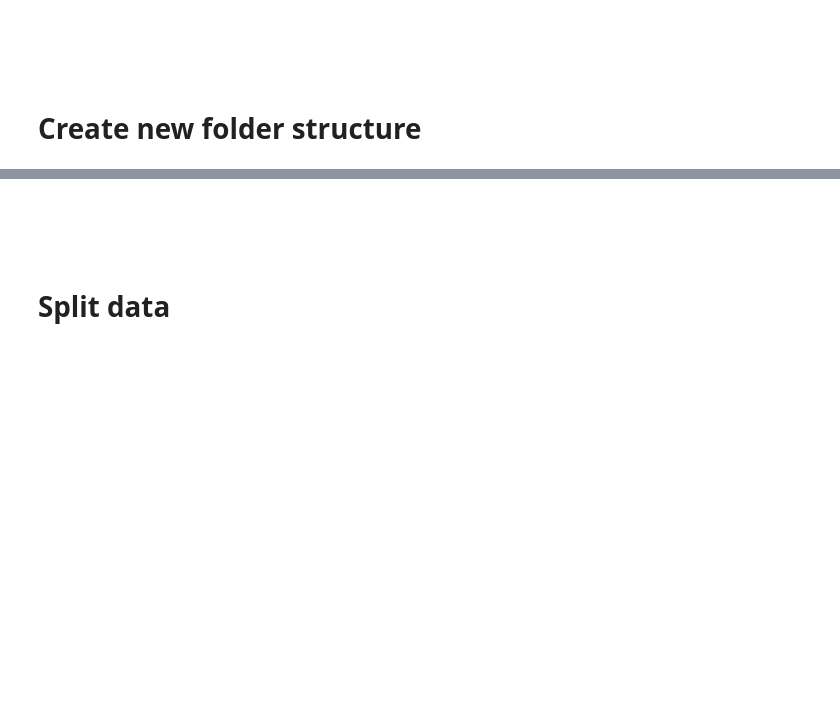
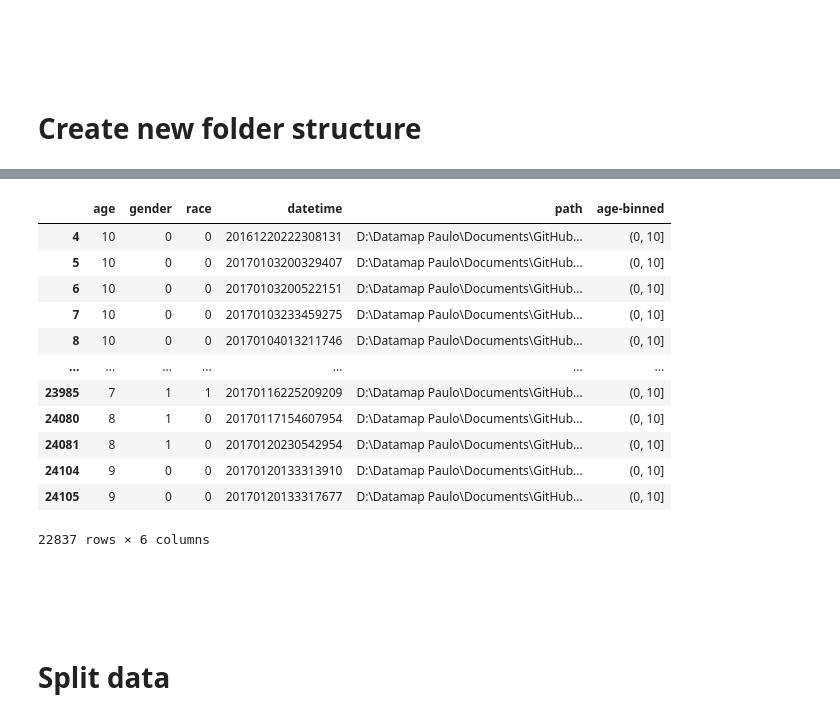
Before and after one commit to paulorijnberg/deep-learning-age-estimation, a Jupyter notebook: notebooks/new-structure-dataset.ipynb, the cells around one changed output, grey strips where cells are left out. Drawn from its saved outputs; the diff is of its cells as text; code cells hidden in the pictures; blank space fills up the shorter version.

```diff
--- a/notebooks/new-structure-dataset.ipynb
+++ b/notebooks/new-structure-dataset.ipynb
@@ -215,3 +215,19 @@ Wall time: 13 ms
+# %%
+df
+# %% [output]
+|  | age | gender | race | datetime | path | age-binned |
+| 4 | 10 | 0 | 0 | 20161220222308131 | D:\Datamap Paulo\Documents\GitHub... | (0, 10] |
+| 5 | 10 | 0 | 0 | 20170103200329407 | D:\Datamap Paulo\Documents\GitHub... | (0, 10] |
+| 6 | 10 | 0 | 0 | 20170103200522151 | D:\Datamap Paulo\Documents\GitHub... | (0, 10] |
+| 7 | 10 | 0 | 0 | 20170103233459275 | D:\Datamap Paulo\Documents\GitHub... | (0, 10] |
+| 8 | 10 | 0 | 0 | 20170104013211746 | D:\Datamap Paulo\Documents\GitHub... | (0, 10] |
+| ... | ... | ... | ... | ... | ... | ... |
+| 23985 | 7 | 1 | 1 | 20170116225209209 | D:\Datamap Paulo\Documents\GitHub... | (0, 10] |
+| 24080 | 8 | 1 | 0 | 20170117154607954 | D:\Datamap Paulo\Documents\GitHub... | (0, 10] |
+| 24081 | 8 | 1 | 0 | 20170120230542954 | D:\Datamap Paulo\Documents\GitHub... | (0, 10] |
+| 24104 | 9 | 0 | 0 | 20170120133313910 | D:\Datamap Paulo\Documents\GitHub... | (0, 10] |
+| 24105 | 9 | 0 | 0 | 20170120133317677 | D:\Datamap Paulo\Documents\GitHub... | (0, 10] |
+22837 rows × 6 columns
 # %% [markdown]
 <br><br><br>
 # Split data
```
Also changed, not shown: parts of 8 cells of this notebook, 1 other file.
